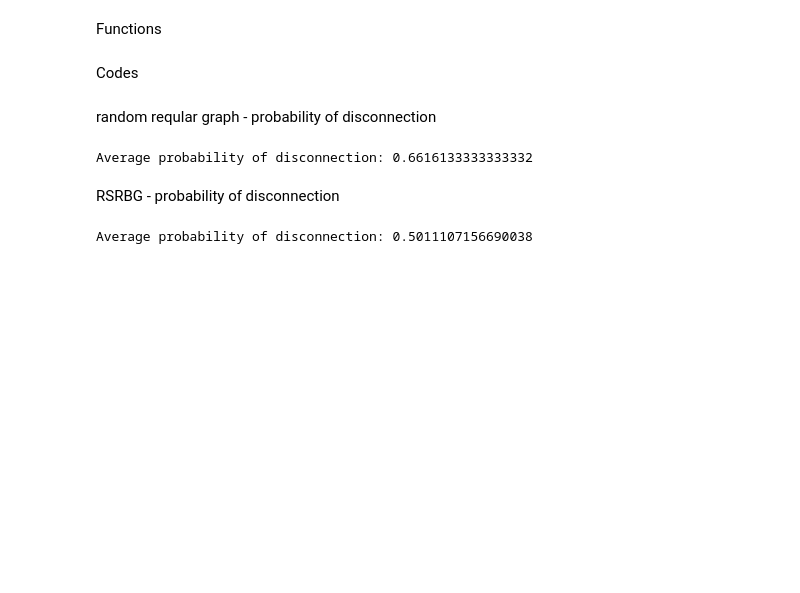
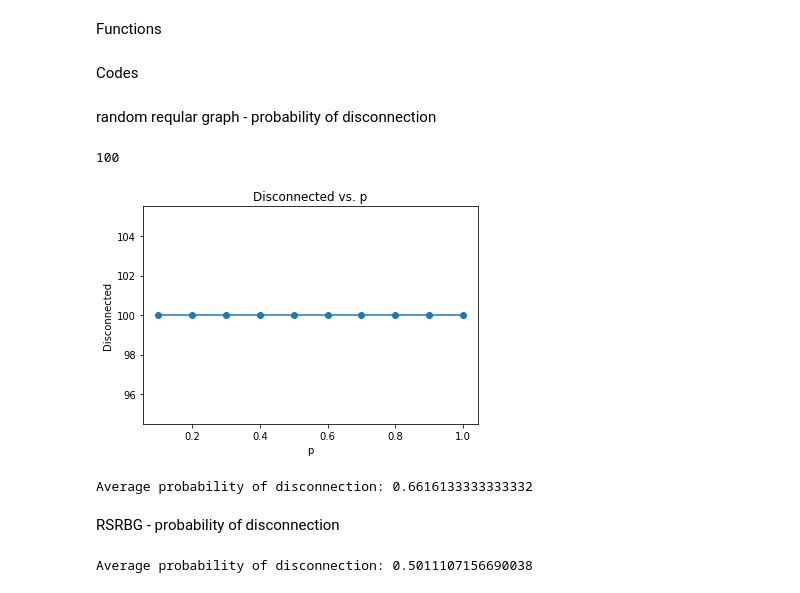
Before and after one commit to ngnma/Simulation-Project, a Jupyter notebook: sim_project.ipynb, the cells around one changed output. Drawn from its saved outputs; the diff is of its cells as text; code cells hidden in the pictures; blank space fills up the shorter version.

```diff
--- a/sim_project.ipynb
+++ b/sim_project.ipynb
@@ -675,3 +681,40 @@ random reqular graph - probability of disconnection
+# %%
+disconnected = 0
+for i in range(100):
+    graph = nx.random_regular_graph(6,500)
+    disconnected += random_disconnect(graph,0.1)
+disconnected
+# %% [output]
+100
+# %%
+num_trials = 100
+num_nodes = 500
+num_edges = 1500
+degree = 6
+max_iter = 100
+
+disconnected_values = []  # List to store disconnection values
+
+for p in range(1, 11):  # Range from 1 to 10 (0.1 to 1 with a step of 0.1)
+    p /= 10.0  # Convert p to a float
+
+    disconnected = 0  # Variable to store disconnection count for current p value
+
+    for i in range(max_iter):
+        graph = nx.random_regular_graph(degree, num_nodes)
+        disconnected += random_disconnect(graph,p)
+
+    disconnected_values.append(disconnected)  # Add disconnection value to the list
+
+# Plotting the disconnection values
+p_values = [i / 10.0 for i in range(1, 11)]
+plt.plot(p_values, disconnected_values, marker='o')
+plt.xlabel('p')
+plt.ylabel('Disconnected')
+plt.title('Disconnected vs. p')
+plt.show()
+# %% [output]
+[figure, added]
 # %%
 num_trials = 100
 num_nodes = 500
```
Also changed, not shown: parts of 10 cells of this notebook, 1 other file.
